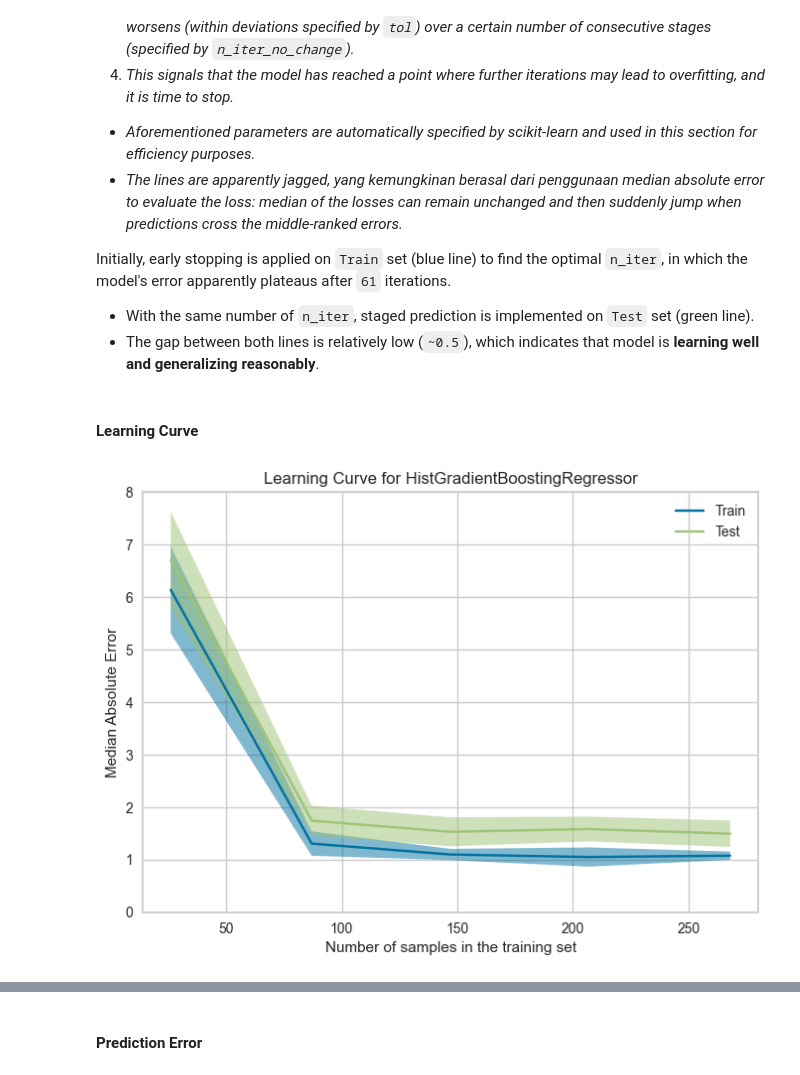
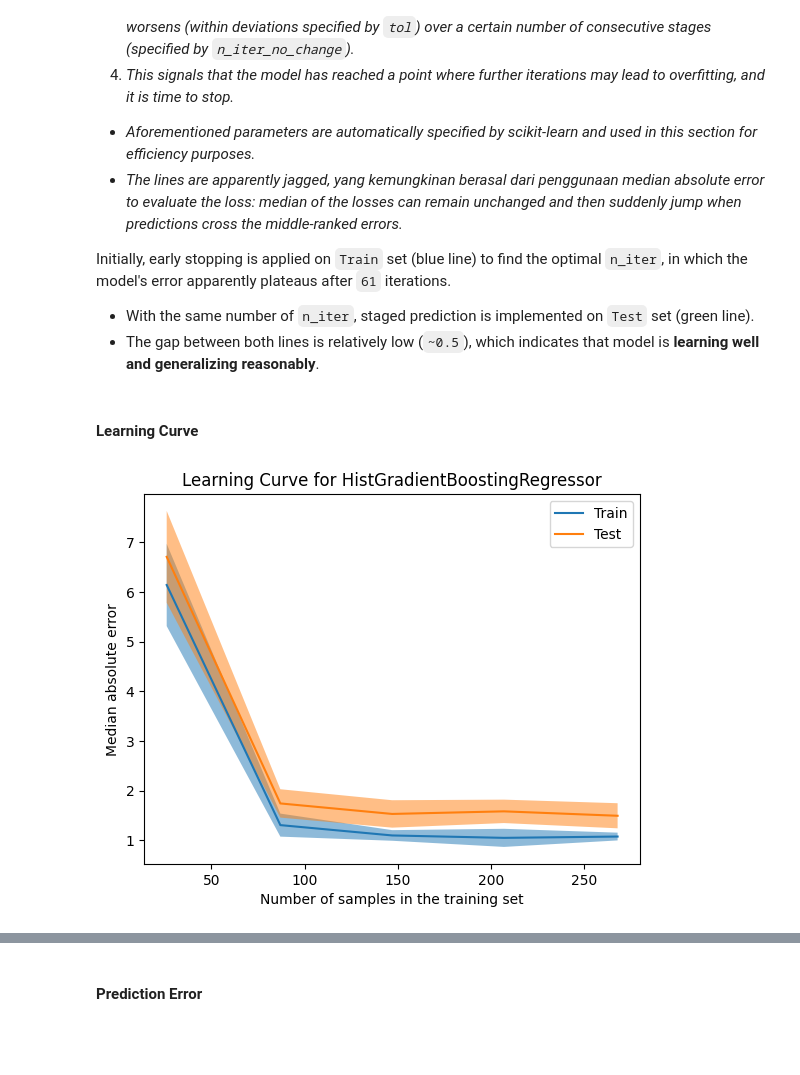
Before and after one commit to garudapaksi-yusuf/Auto_MPG_Prediction, a Jupyter notebook: notebook/notebook.ipynb, the cells around one changed output, grey strips where cells are left out. Drawn from its saved outputs; the diff is of its cells as text; code cells hidden in the pictures; blank space fills up the shorter version.

```diff
--- a/notebook/notebook.ipynb
+++ b/notebook/notebook.ipynb
@@ -1052,28 +1071,19 @@ plt.show()
 Initially, early stopping is applied on `Train` set (blue line) to find the optimal `n_iter`, in which the model's error apparently plateaus after `61` iterations.
 * With the same number of `n_iter`, staged prediction is implemented on `Test` set (green line).
 * The gap between both lines is relatively low (`~0.5`), which indicates that model is **learning well and generalizing reasonably**.
-# %% [markdown]
-#### Learning Curve
-# %%
-# visualize learning curve for the model
-display = LearningCurveDisplay.from_estimator(
-    search.best_estimator_,
-    X_train,
-    y_train,
-    scoring=scoring,
-    cv=outer_cv,
-    n_jobs=-1,
-    shuffle=True,
-    random_state=rng
-)
-
-yticks = display.ax_.get_yticks()
-display.ax_.set_title("Learning Curve for HistGradientBoostingRegressor")
-display.ax_.yaxis.set_inverted(True)
-display.ax_.yaxis.set_label_text("Median Absolute Error")
-display.ax_.yaxis.set_ticks(yticks, labels=[f"{abs(ytick):.0f}" for ytick in yticks])
-
-plt.show()
-# %% [output]
-[figure, removed]
+# %% [markdown]
+#### Learning Curve
+# %%
+# visualize learning curve of the best estimator fitted on train set
+display = LearningCurveDisplay.from_estimator(
+    **params_cv,
+    shuffle=True,
+    random_state=rng,
+    negate_score=True
+)
+
+plt.title(f"Learning Curve for {regressor_name}")
+plt.show()
+# %% [output]
+[figure, added]
 # %% [markdown]
```
Also changed, not shown: parts of 29 cells of this notebook.
